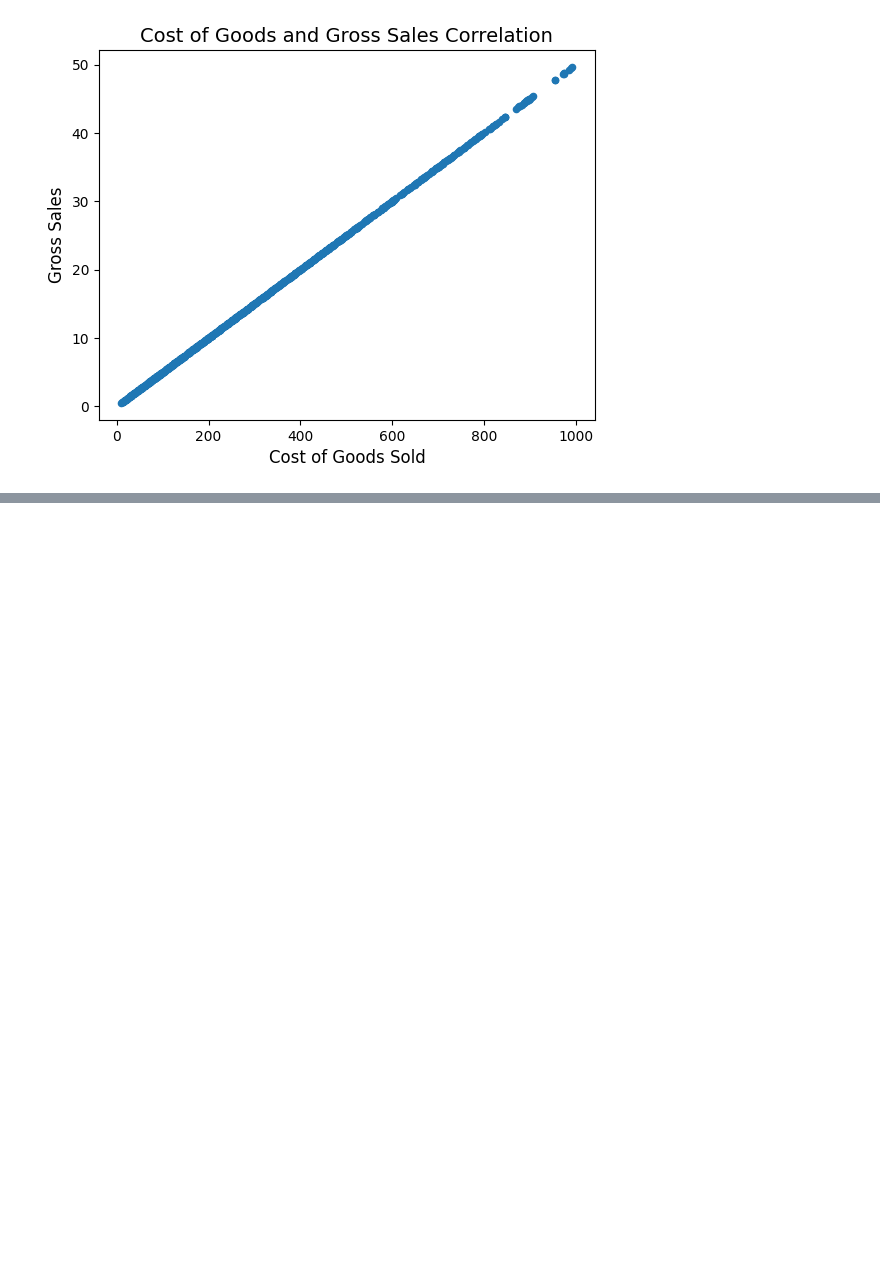
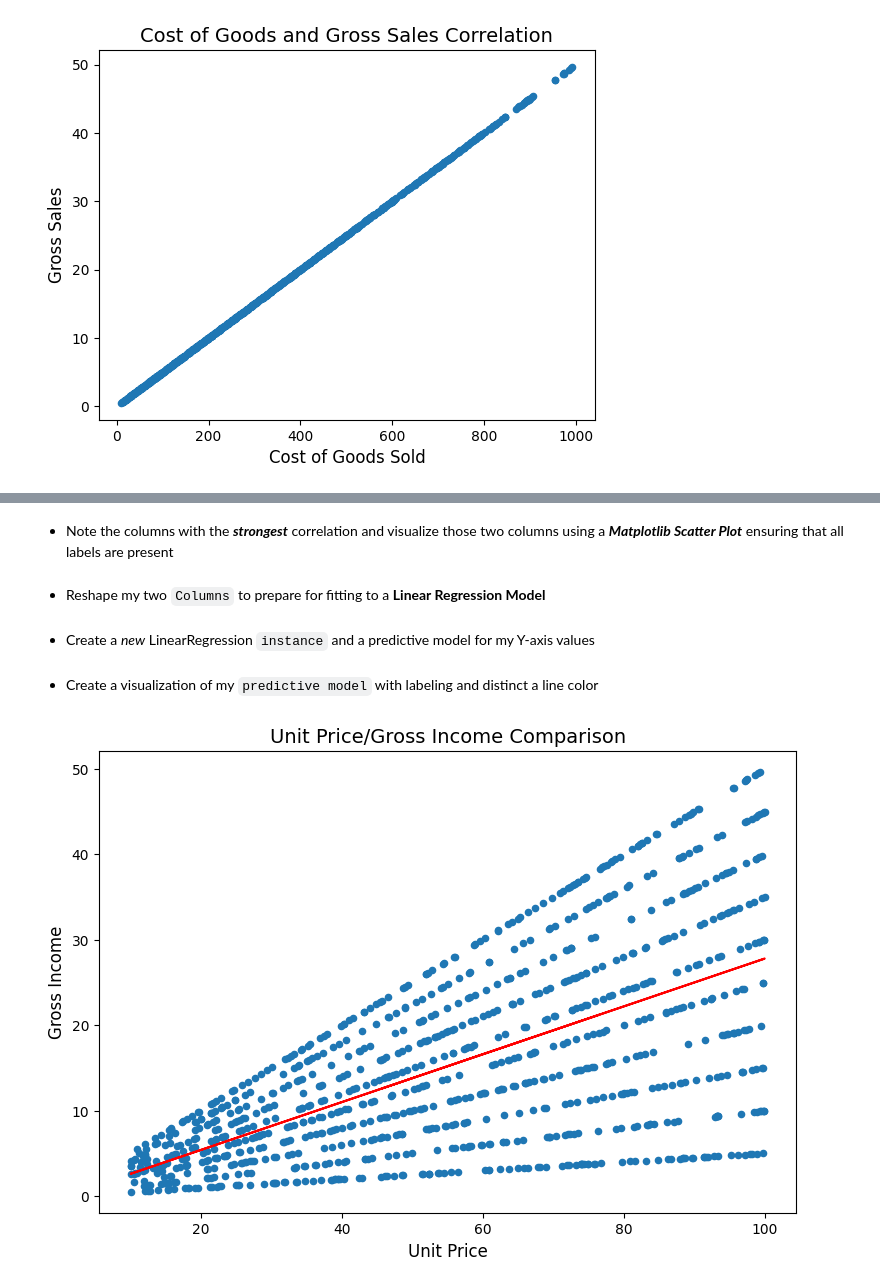
Before and after one commit to Nathan-Seeley/exploratory_data_analysis, a Jupyter notebook: sales_analysis.ipynb, the cells around one changed output, grey strips where cells are left out. Drawn from its saved outputs; the diff is of its cells as text; code cells hidden in the pictures; blank space fills up the shorter version.

```diff
--- a/sales_analysis.ipynb
+++ b/sales_analysis.ipynb
@@ -217,0 +245,23 @@ plt.ylabel("Gross Sales", fontsize = 12);
+# %% [markdown]
+* Note the columns with the ***strongest*** correlation and visualize those two columns using a ***Matplotlib Scatter Plot*** ensuring that all labels are present
+# %% [markdown]
+* Reshape my two `Columns` to prepare for fitting to a **Linear Regression Model**
+# %%
+reshaped_x = clean_df[["Unit_Price"]]
+reshaped_y = clean_df["Gross_Income"]
+# %% [markdown]
+* Create a *new* LinearRegression `instance` and a predictive model for my Y-axis values
+# %%
+model = LinearRegression()
+model.fit(reshaped_x,reshaped_y)
+predicted_yaxis_values = model.predict(reshaped_x)
+# %% [markdown]
+* Create a visualization of my `predictive model` with labeling and distinct a line color
+# %%
+clean_df.plot.scatter(x="Unit_Price",y="Gross_Income",figsize=(9,6))
+plt.title("Unit Price/Gross Income Comparison", fontsize = 14)
+plt.xlabel("Unit Price", fontsize = 12)
+plt.ylabel("Gross Income", fontsize = 12)
+plt.plot(reshaped_x, predicted_yaxis_values, color= "red");
+# %% [output]
+[figure, added]
```
Also changed, not shown: parts of 7 cells of this notebook.
